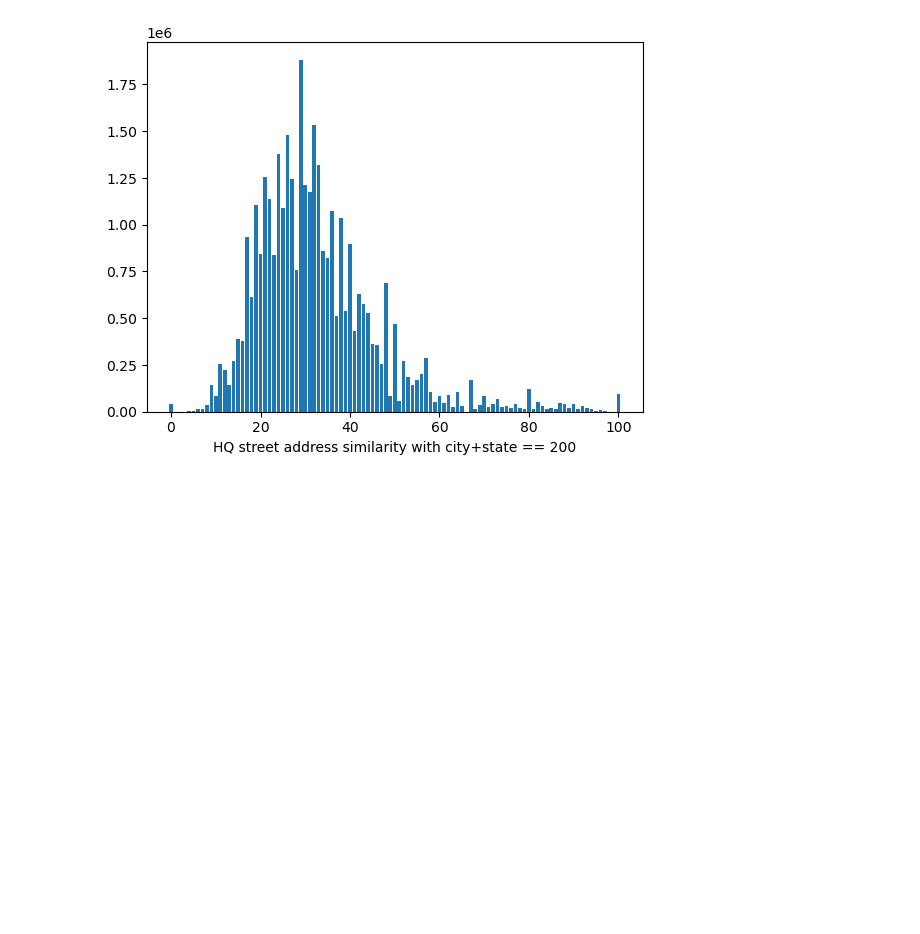
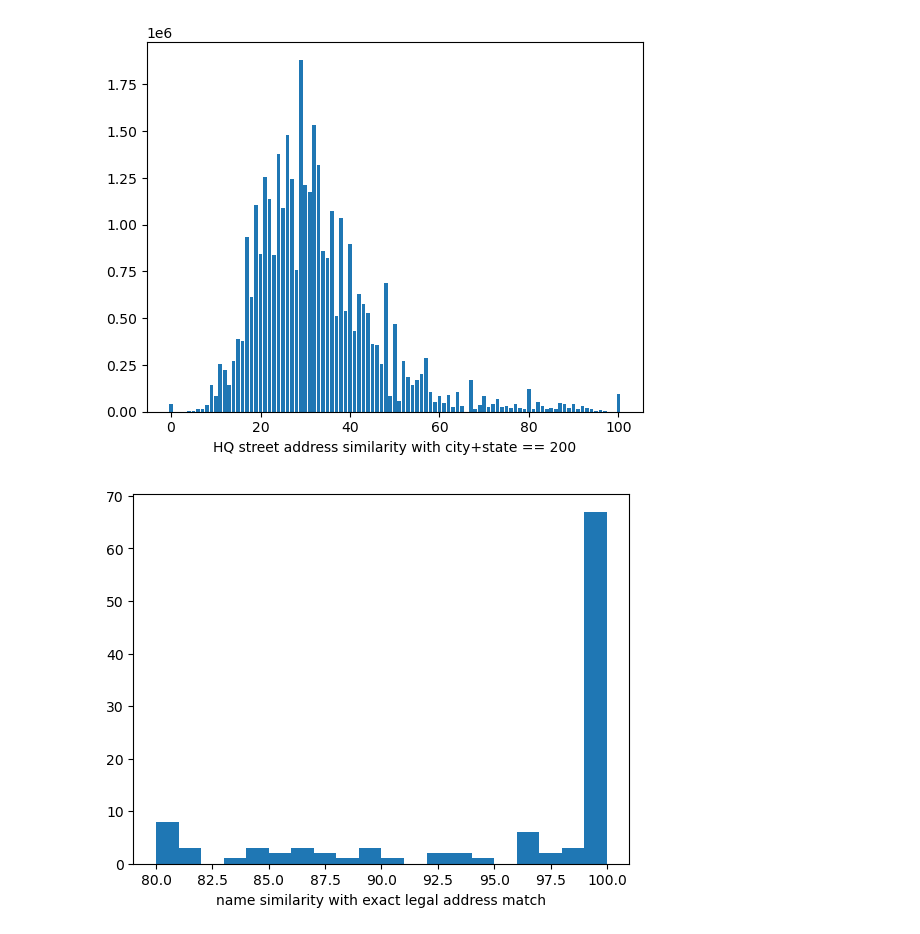
Before and after one commit to uchicago-dsi/idi-corporate-structure, a Jupyter notebook: studies/2025-07-02-lei-cik-match-classifier.ipynb, the cells around one changed output. Saved outputs shown, nothing was run; the diff lists cells and outputs as text; code cells hidden in the pictures; blank space fills up the shorter version.

Commit message:
company names might not be exact, though

```diff
--- a/studies/2025-07-02-lei-cik-match-classifier.ipynb
+++ b/studies/2025-07-02-lei-cik-match-classifier.ipynb
@@ -251,3 +251,44 @@ ax.set_xlabel("HQ street address similarity with city+state == 200")
 None
 # %% [output]
 [figure]
+# %%
+name_for_legal_match = []
+name_for_hq_match = []
+
+for rg_index in tqdm(range(cartesian_product.metadata.num_row_groups)):
+    table = cartesian_product.read_row_group(
+        rg_index,
+        [
+            "name",
+            "legal_address",
+            "legal_city",
+            "legal_state",
+            "hq_address",
+            "hq_city",
+            "hq_state",
+        ],
+    )
+    name_for_legal_match.extend(
+        np.asarray(table["name"])[
+            (np.asarray(table["legal_address"]) == 100)
+            & (np.asarray(table["legal_city"]) == 100)
+            & (np.asarray(table["legal_state"]) == 100)
+        ]
+    )
+    name_for_hq_match.extend(
+        np.asarray(table["name"])[
+            (np.asarray(table["hq_address"]) == 100)
+            & (np.asarray(table["hq_city"]) == 100)
+            & (np.asarray(table["hq_state"]) == 100)
+        ]
+    )
+# %%
+fig, ax = plt.subplots()
+
+ax.hist(name_for_legal_match, bins=20, range=(80, 100))
+
+ax.set_xlabel("name similarity with exact legal address match")
+
+None
+# %% [output]
+[figure, added]
```
Also changed, not shown: parts of 3 cells of this notebook.
